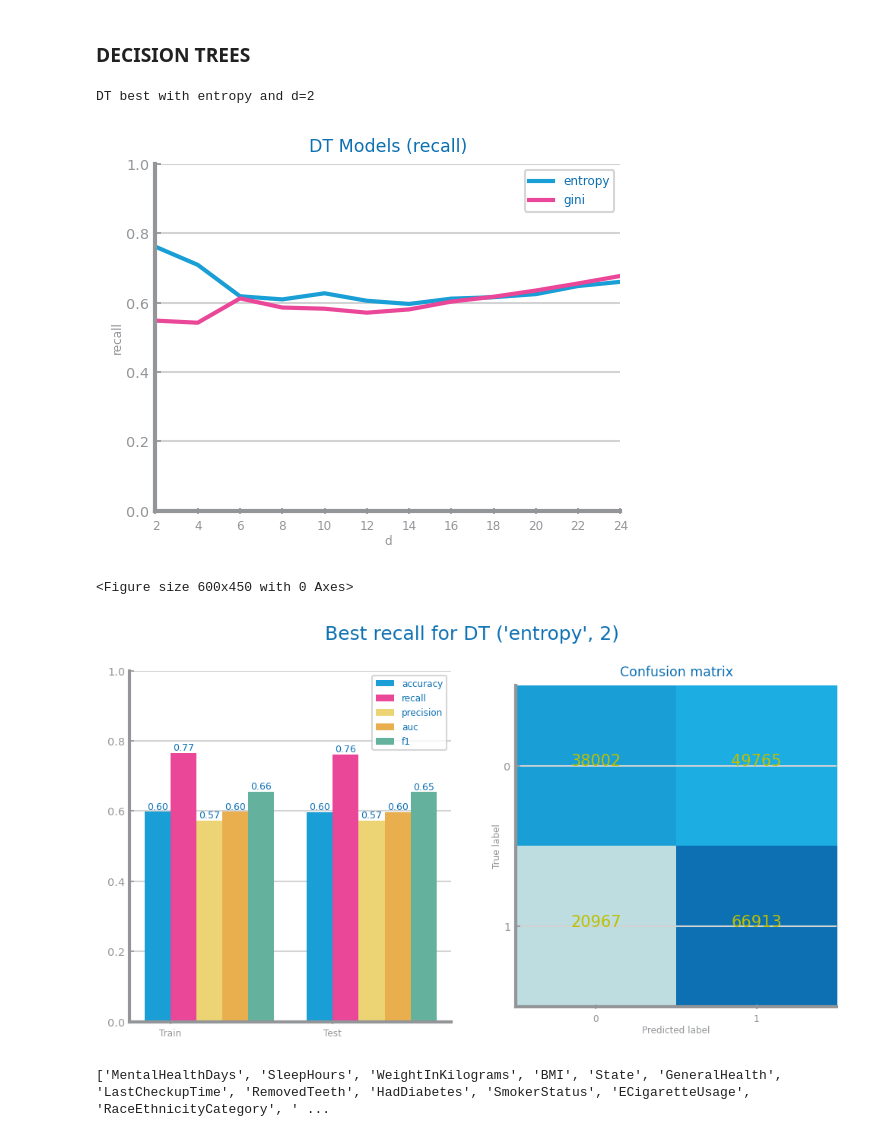
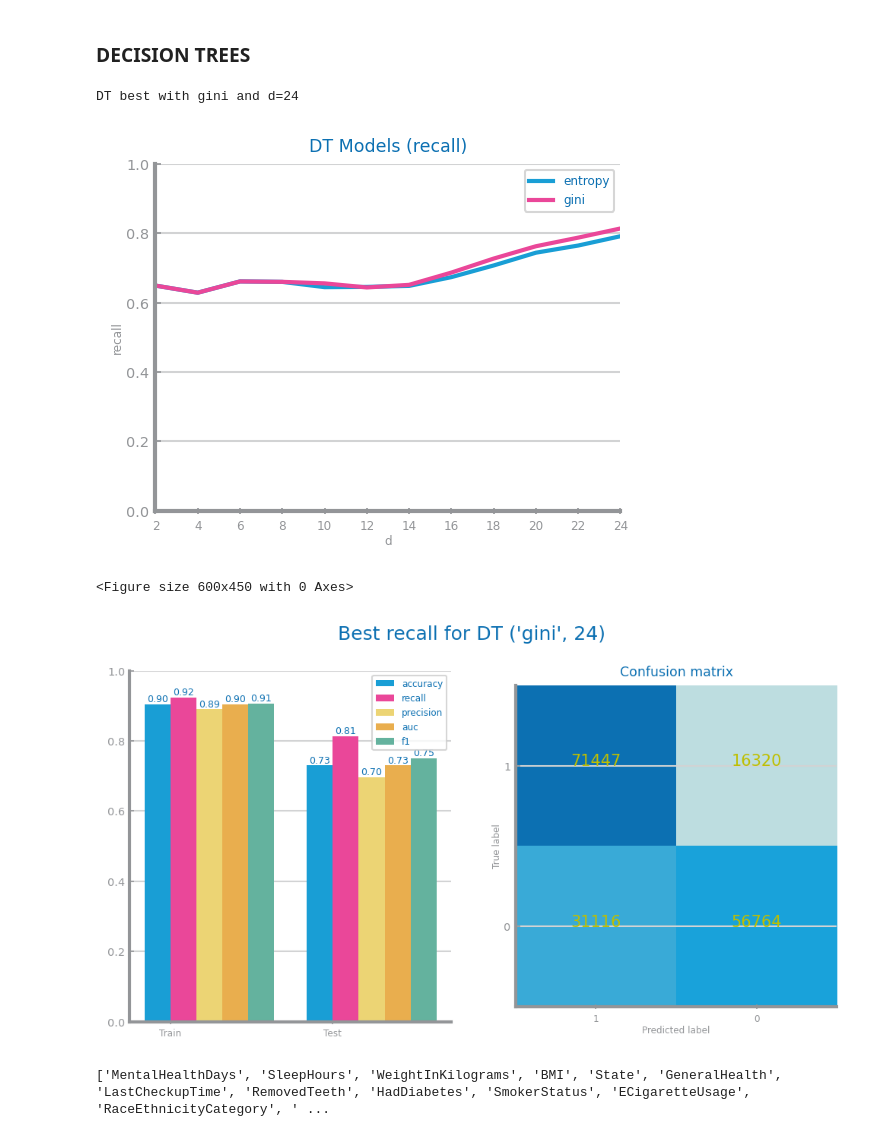
Before and after one commit to raquelfmcardoso/datascience-2023-2024-project, a Jupyter notebook: classification/covid_dataclassification.ipynb, the cells around one changed output. Saved outputs shown, nothing was run; the diff lists cells and outputs as text; code cells hidden in the pictures.

```diff
--- a/classification/covid_dataclassification.ipynb
+++ b/classification/covid_dataclassification.ipynb
@@ -7,7 +7,7 @@ from sklearn.naive_bayes import GaussianNB, MultinomialNB, BernoulliNB
 
 from dslab_functions import get_variable_types, run_NB, run_KNN, CLASS_EVAL_METRICS, DELTA_IMPROVE, plot_multibar_chart, plot_bar_chart, plot_evaluation_results, plot_multiline_chart
 
-filename = "data/class_pos_covid/data_preparation/balancing/smote.csv"
+filename = "data/class_pos_covid/data_preparation/balancing/oversampling.csv"
 file_tag = "class_pos_covid"
 data : DataFrame = read_csv(filename)
 data.head()
@@ -180,6 +180,7 @@ show()
 from typing import Literal
 from sklearn.tree import DecisionTreeClassifier
 # %%
+eval_metric = "recall"
 def trees_study(
         trnX: ndarray, trnY: array, tstX: ndarray, tstY: array, d_max: int=10, lag:int=2, metric='accuracy'
         ) -> tuple:
@@ -189,35 +190,35 @@ def trees_study(
     best_model: DecisionTreeClassifier | None = None
     best_params: dict = {'name': 'DT', 'metric': metric, 'params': ()}
     best_performance: float = 0.0
 
     values: dict = {}
     for c in criteria:
         y_tst_values: list[float] = []
         for d in depths:
             clf = DecisionTreeClassifier(max_depth=d, criterion=c, min_impurity_decrease=0)
             clf.fit(trnX, trnY)
             prdY: array = clf.predict(tstX)
             eval: float = CLASS_EVAL_METRICS[metric](tstY, prdY)
             y_tst_values.append(eval)
             if eval - best_performance > DELTA_IMPROVE:
                 best_performance = eval
                 best_params['params'] = (c, d)
                 best_model = clf
             # print(f'DT {c} and d={d}')
         values[c] = y_tst_values
     print(f'DT best with {best_params["params"][0]} and d={best_params["params"][1]}')
     plot_multiline_chart(depths, values, title=f'DT Models ({metric})', xlabel='d', ylabel=metric, percentage=True)
 
     return best_model, best_params
 
 
 figure()
 best_model, params = trees_study(trnX, trnY, tstX, tstY, d_max=25, metric=eval_metric)
 savefig(f'images/{file_tag}/data_classification/decision_trees/{eval_metric}_study.png')
 show()
 # %% [output]
-DT best with entropy and d=2
+DT best with gini and d=24
-[figure, old version]
+[figure, new version]
 # %%
 prd_trn: array = best_model.predict(trnX)
 prd_tst: array = best_model.predict(tstX)
@@ -227,7 +228,7 @@ savefig(f'images/{file_tag}/data_classification/decision_trees/{params["name"]}_
 show()
 # %% [output]
 <Figure size 600x450 with 0 Axes>
-[figure, old version]
+[figure, new version]
 # %%
 cols = data.columns.tolist()
 cols.remove("CovidPos")
```
Also changed, not shown: parts of 6 cells of this notebook, 5 other files.
